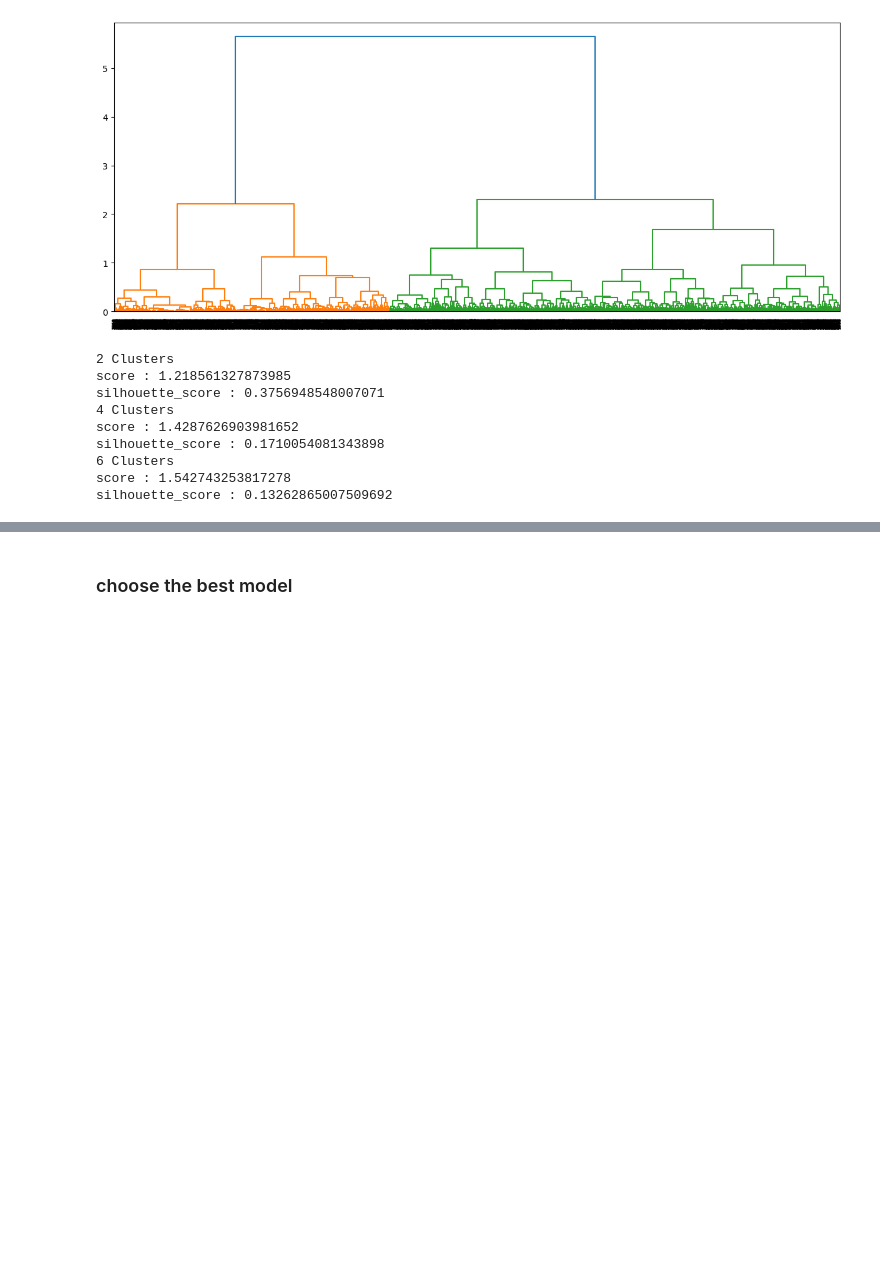
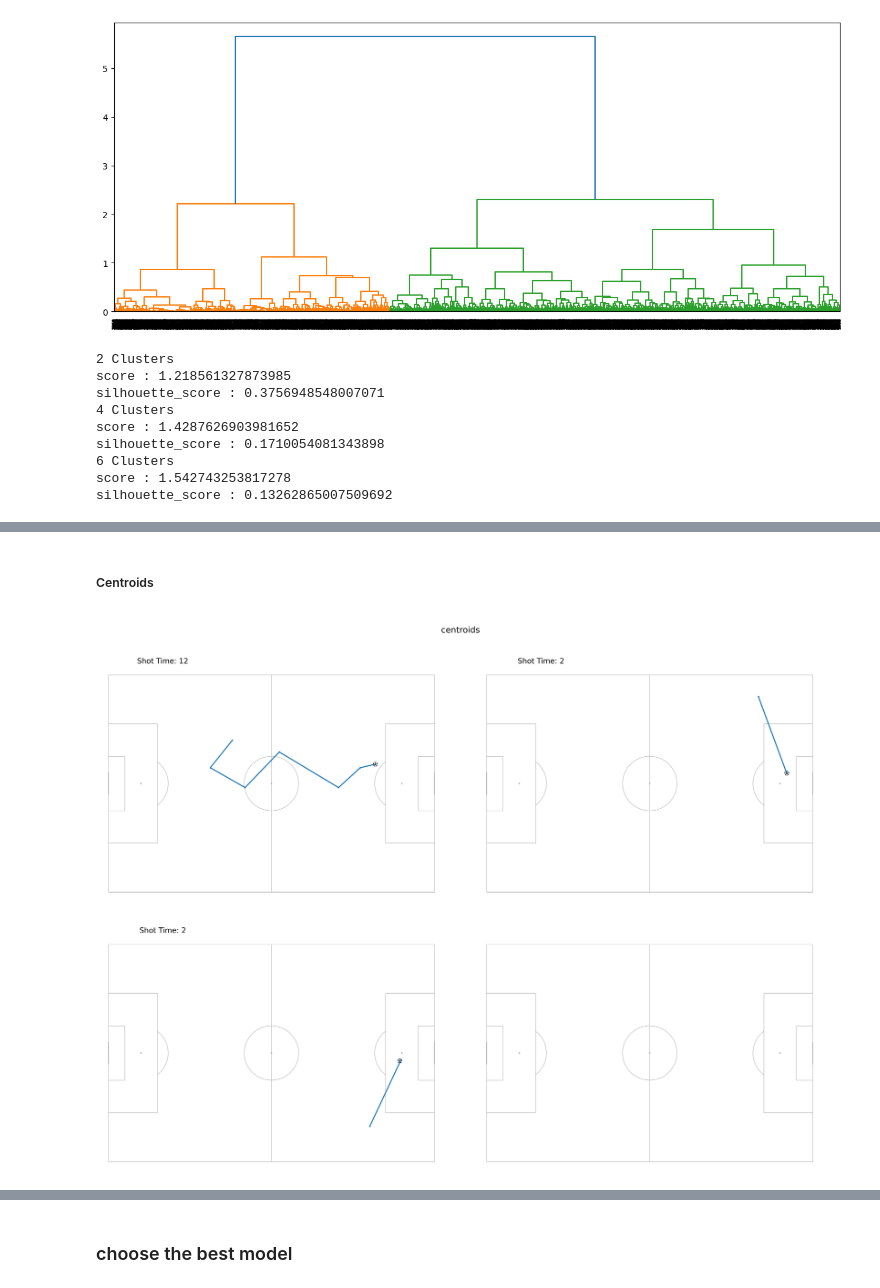
Before and after one commit to royzohar2/Soccer_DS, a Jupyter notebook: main.ipynb, the cells around one changed output, grey strips where cells are left out. Drawn from its saved outputs; the diff is of its cells as text; code cells hidden in the pictures; blank space fills up the shorter version.

```diff
--- a/main.ipynb
+++ b/main.ipynb
@@ -657,0 +725,18 @@ silhouette_score : 0.13262865007509692
+# %% [markdown]
+##### Centroids
+# %%
+chosen_linkage = linkage_matrix_ward_filtered
+chosen_n_clusters = 3
+
+cluster_assignments_chosen = choose_nclusters(linkage_matrix_ward_filtered, chosen_n_clusters)
+labels_per_cluster_chosen = convert_to_clusters(cluster_assignments_chosen)
+
+centroids = []
+for cluster in labels_per_cluster_chosen:
+    if len(cluster) != 0:
+        centroid = calculate_centroid(cluster, DTW_for_model)
+        centroids.append(centroid)
+# %%
+offense_grid([list_offense[i] for i in centroids], 2,2, 'centroids')
+# %% [output]
+[figure, added]
```
Also changed, not shown: parts of 12 cells of this notebook.
